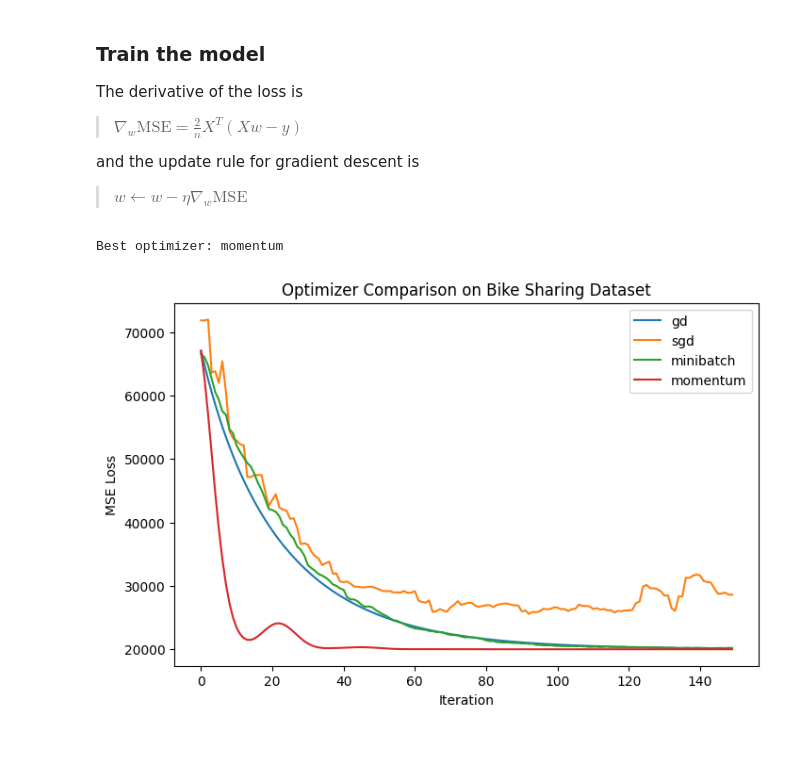
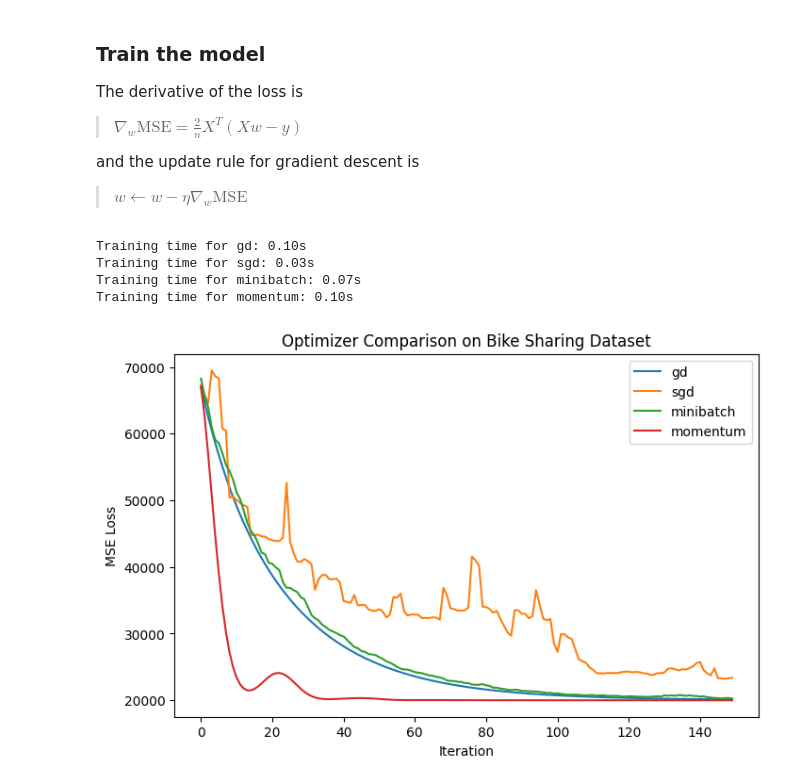
Before and after one commit to bmontoyag/UTEC_MISTI_2026, a Jupyter notebook: student_Bike_Sharing_Demand_gradient_descent.ipynb, the cells around one changed output. Drawn from its saved outputs; the diff is of its cells as text; code cells hidden in the pictures; blank space fills up the shorter version.

```diff
--- a/student_Bike_Sharing_Demand_gradient_descent.ipynb
+++ b/student_Bike_Sharing_Demand_gradient_descent.ipynb
@@ -78,14 +78,14 @@ We'll use a simple linear prediction model in the form $\hat{y} = Xw$
 # %%
 # EXERCISE 1A: define the prediction function
 def predict(X, w):
-    return <REPLACE ME AND MY ARROWS>
+    return X @ w
 # %% [markdown]
 ### Define the loss function
 For this exercise we'll use $\mathrm{MSE} = \frac{1}{n}\sum_{i=1}^{n} (y_i - \hat{y}_i)^2$
 # %%
 # EXERCISE 1B: define the loss function
 def mse(y_pred, y_true):
-    return <REPLACE ME AND MY ARROWS>
+    return np.mean((y_true - y_pred)**2)
 # %% [markdown]
 ### Train the model
 The derivative of the loss is
@@ -125,7 +125,7 @@ def train(X, y, optimizer="gd", lr=0.01, epochs=150, batch_size=16):
 
         preds = predict(X_batch, w)
         # calculate the loss gradient to update the weights
-        grad = <REPLACE ME AND MY ARROWS>
+        grad = (2 / X_batch.shape[0]) * X_batch.T @ (preds - y_batch)
 
         if optimizer == "momentum":
             # update the velocity term
@@ -133,35 +133,38 @@ def train(X, y, optimizer="gd", lr=0.01, epochs=150, batch_size=16):
             w -= velocity
         else:
             # update the weights
-            w = <REPLACE ME AND MY ARROWS>
+            w -= lr * grad
 
         # Evaluate full training loss
         train_preds = predict(X, w)
         history.append(mse(train_preds, y))
 
     elapsed = time.perf_counter() - start_time
     print(f"Training time for {optimizer}: {elapsed:0.2f}s")
 
     return history
 
 # try training with different variations of gradient descent
 optimizers = ["gd", "sgd", "minibatch", "momentum"]
 results = {}
 
 for opt in optimizers:
     history = train(X_train, y_train, optimizer=opt, lr=0.01, epochs=150)
     results[opt] = history
 
 # Plot Results
 plt.figure(figsize=(8,5))
 for opt in optimizers:
     plt.plot(results[opt], label=opt)
 
 plt.xlabel("Iteration")
 plt.ylabel("MSE Loss")
 plt.title("Optimizer Comparison on Bike Sharing Dataset")
 plt.legend()
 plt.show()
 # %% [output]
-Best optimizer: momentum
+Training time for gd: 0.10s
+Training time for sgd: 0.03s
+Training time for minibatch: 0.07s
+Training time for momentum: 0.10s
-[figure, old version]
+[figure, new version]
```
